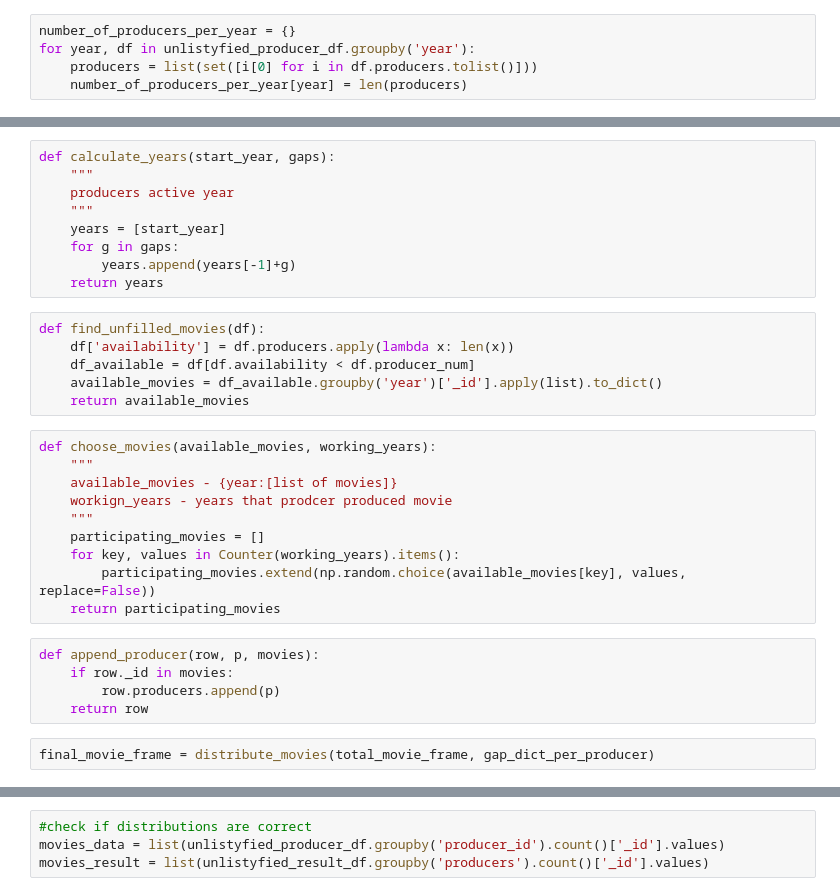
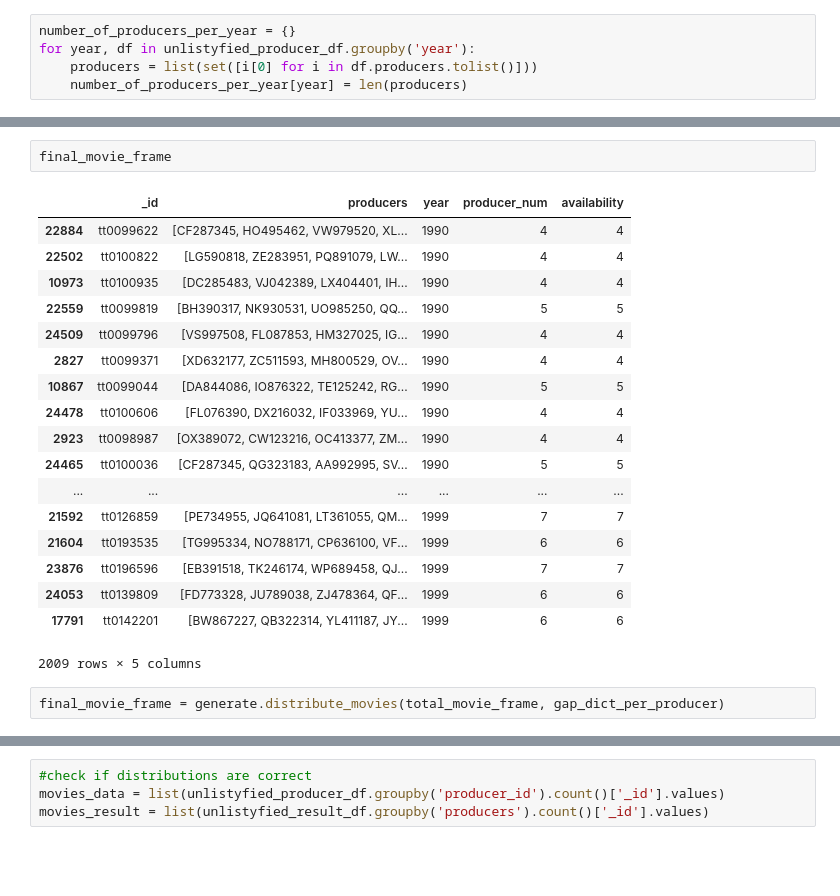
Before and after one commit to liqugit/movie_propagation, a Jupyter notebook: notebooks/network/synthetic_model_3.ipynb, the cells around one changed output, grey strips where cells are left out. Drawn from its saved outputs; the diff is of its cells as text; blank space fills up the shorter version.

```diff
--- a/notebooks/network/synthetic_model_3.ipynb
+++ b/notebooks/network/synthetic_model_3.ipynb
@@ -252,33 +187,24 @@ def find_first_available_movie(df, N):
-# %%
-def calculate_years(start_year, gaps):
-    """
-    producers active year
-    """
-    years = [start_year]
-    for g in gaps:
-        years.append(years[-1]+g)
-    return years
-# %%
-def find_unfilled_movies(df):
-    df['availability'] = df.producers.apply(lambda x: len(x))
-    df_available = df[df.availability < df.producer_num]
-    available_movies = df_available.groupby('year')['_id'].apply(list).to_dict()
-    return available_movies
-# %%
-def choose_movies(available_movies, working_years):
-    """
-    available_movies - {year:[list of movies]}
-    workign_years - years that prodcer produced movie
-    """
-    participating_movies = []
-    for key, values in Counter(working_years).items():
-        participating_movies.extend(np.random.choice(available_movies[key], values, replace=False))
-    return participating_movies
-# %%
-def append_producer(row, p, movies):
-    if row._id in movies:
-        row.producers.append(p)
-    return row
+# %%
+final_movie_frame
+# %% [output]
+|  | _id | producers | year | producer_num | availability |
+| 22884 | tt0099622 | [CF287345, HO495462, VW979520, XL... | 1990 | 4 | 4 |
+| 22502 | tt0100822 | [LG590818, ZE283951, PQ891079, LW... | 1990 | 4 | 4 |
+| 10973 | tt0100935 | [DC285483, VJ042389, LX404401, IH... | 1990 | 4 | 4 |
+| 22559 | tt0099819 | [BH390317, NK930531, UO985250, QQ... | 1990 | 5 | 5 |
+| 24509 | tt0099796 | [VS997508, FL087853, HM327025, IG... | 1990 | 4 | 4 |
+| 2827 | tt0099371 | [XD632177, ZC511593, MH800529, OV... | 1990 | 4 | 4 |
+| 10867 | tt0099044 | [DA844086, IO876322, TE125242, RG... | 1990 | 5 | 5 |
+| 24478 | tt0100606 | [FL076390, DX216032, IF033969, YU... | 1990 | 4 | 4 |
+| 2923 | tt0098987 | [OX389072, CW123216, OC413377, ZM... | 1990 | 4 | 4 |
+| 24465 | tt0100036 | [CF287345, QG323183, AA992995, SV... | 1990 | 5 | 5 |
+| ... | ... | ... | ... | ... | ... |
+| 21592 | tt0126859 | [PE734955, JQ641081, LT361055, QM... | 1999 | 7 | 7 |
+| 21604 | tt0193535 | [TG995334, NO788171, CP636100, VF... | 1999 | 6 | 6 |
+| 23876 | tt0196596 | [EB391518, TK246174, WP689458, QJ... | 1999 | 7 | 7 |
+| 24053 | tt0139809 | [FD773328, JU789038, ZJ478364, QF... | 1999 | 6 | 6 |
+| 17791 | tt0142201 | [BW867227, QB322314, YL411187, JY... | 1999 | 6 | 6 |
+2009 rows × 5 columns
 # %%
-final_movie_frame = distribute_movies(total_movie_frame, gap_dict_per_producer)
+final_movie_frame = generate.distribute_movies(total_movie_frame, gap_dict_per_producer)
 # %%
```
Also changed, not shown: parts of 45 cells of this notebook, 5 other files.
